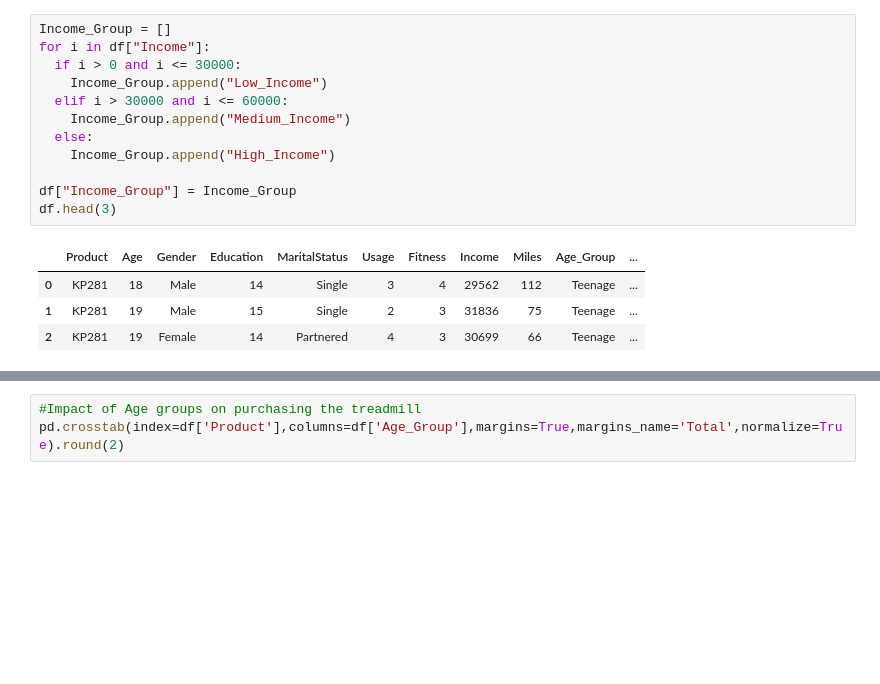
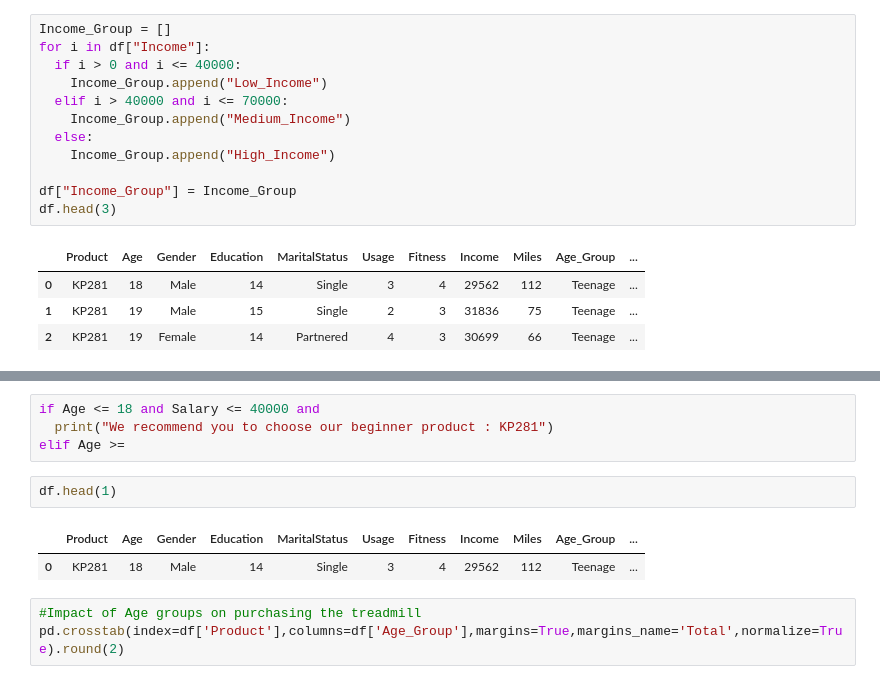
Before and after one commit to iamutkarshgoyal/Aerofit_Statistical_Analysis, a Jupyter notebook: aerofit_data_analysis.ipynb, the cells around one changed output, grey strips where cells are left out. Drawn from its saved outputs; the diff is of its cells as text; blank space fills up the shorter version.

```diff
--- a/aerofit_data_analysis.ipynb
+++ b/aerofit_data_analysis.ipynb
@@ -719,9 +724,9 @@ df.head(3)
 # %%
 Income_Group = []
 for i in df["Income"]:
-  if i > 0 and i <= 30000:
+  if i > 0 and i <= 40000:
     Income_Group.append("Low_Income")
-  elif i > 30000 and i <= 60000:
+  elif i > 40000 and i <= 70000:
     Income_Group.append("Medium_Income")
   else:
     Income_Group.append("High_Income")
@@ -736,3 +844,12 @@ df.head(3)
+# %%
+if Age <= 18 and Salary <= 40000 and
+  print("We recommend you to choose our beginner product : KP281")
+elif Age >=
+# %%
+df.head(1)
+# %% [output]
+|  | Product | Age | Gender | Education | MaritalStatus | Usage | Fitness | Income | Miles | Age_Group | ... |
+| 0 | KP281 | 18 | Male | 14 | Single | 3 | 4 | 29562 | 112 | Teenage | ... |
 # %%
 #Impact of Age groups on purchasing the treadmill
 pd.crosstab(index=df['Product'],columns=df['Age_Group'],margins=True,margins_name='Total',normalize=True).round(2)
```
Also changed, not shown: parts of 9 cells of this notebook.
